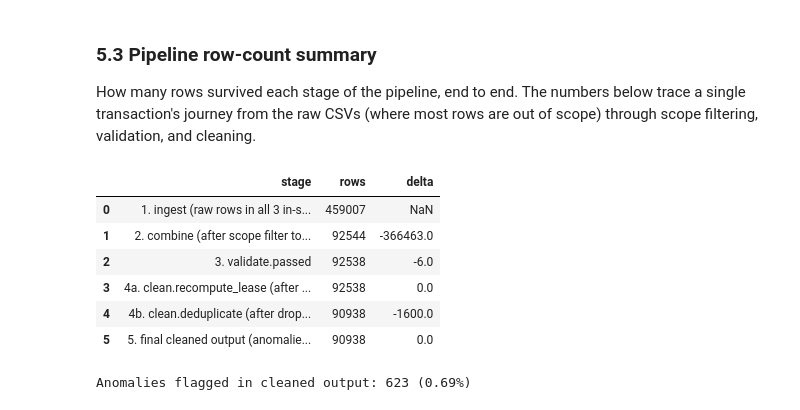
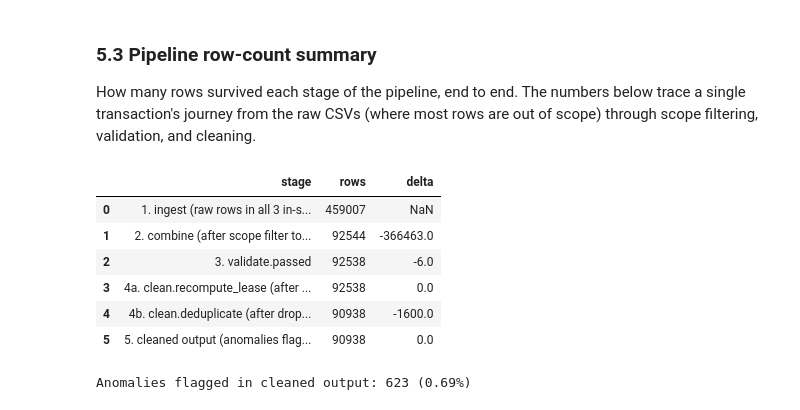
Before and after one commit to ivan-ong/hdb_resale_prices, a Jupyter notebook: notebook/hdb_etl.ipynb, the cells around one changed output. Drawn from its saved outputs; the diff is of its cells as text; code cells hidden in the pictures.

```diff
--- a/notebook/hdb_etl.ipynb
+++ b/notebook/hdb_etl.ipynb
@@ -601,29 +601,29 @@ How many rows survived each stage of the pipeline, end to end. The numbers below
 # %%
 import pandas as _pd
 
 raw_total = sum(r["rows"] for r in verification)
 
 stage_summary = _pd.DataFrame(
     [
         {"stage": "1. ingest (raw rows in all 3 in-scope CSVs)",     "rows": raw_total,                        "delta": None},
         {"stage": "2. combine (after scope filter to 2012-01..2016-12)", "rows": len(master),                 "delta": len(master) - raw_total},
         {"stage": "3. validate.passed",                                "rows": len(result.passed_df),          "delta": len(result.passed_df) - len(master)},
         {"stage": "4a. clean.recompute_lease (after dropping expired)", "rows": clean_result.stage_counts["after_lease_recompute"], "delta": -clean_result.stage_counts["expired_lease_dropped"]},
         {"stage": "4b. clean.deduplicate (after dropping lower-price duplicates)", "rows": clean_result.stage_counts["after_dedupe"], "delta": -clean_result.stage_counts["duplicates_dropped"]},
-        {"stage": "5. final cleaned output (anomalies flagged, not dropped)", "rows": clean_result.stage_counts["final_cleaned_rows"], "delta": 0},
+        {"stage": "5. cleaned output (anomalies flagged, not dropped)", "rows": clean_result.stage_counts["final_cleaned_rows"], "delta": 0},
     ]
 )
 display(stage_summary)
 
 print()
 print(f"Anomalies flagged in cleaned output: {clean_result.stage_counts['anomalies_flagged']:,}"
       f" ({clean_result.stage_counts['anomalies_flagged'] / max(1, clean_result.stage_counts['final_cleaned_rows']):.2%})")
 # %% [output]
 |  | stage | rows | delta |
 | 0 | 1. ingest (raw rows in all 3 in-s... | 459007 | NaN |
 | 1 | 2. combine (after scope filter to... | 92544 | -366463.0 |
 | 2 | 3. validate.passed | 92538 | -6.0 |
 | 3 | 4a. clean.recompute_lease (after ... | 92538 | 0.0 |
 | 4 | 4b. clean.deduplicate (after drop... | 90938 | -1600.0 |
-| 5 | 5. final cleaned output (anomalie... | 90938 | 0.0 |
+| 5 | 5. cleaned output (anomalies flag... | 90938 | 0.0 |
 Anomalies flagged in cleaned output: 623 (0.69%)
```
Also changed, not shown: parts of 23 cells of this notebook, 6 other files.
